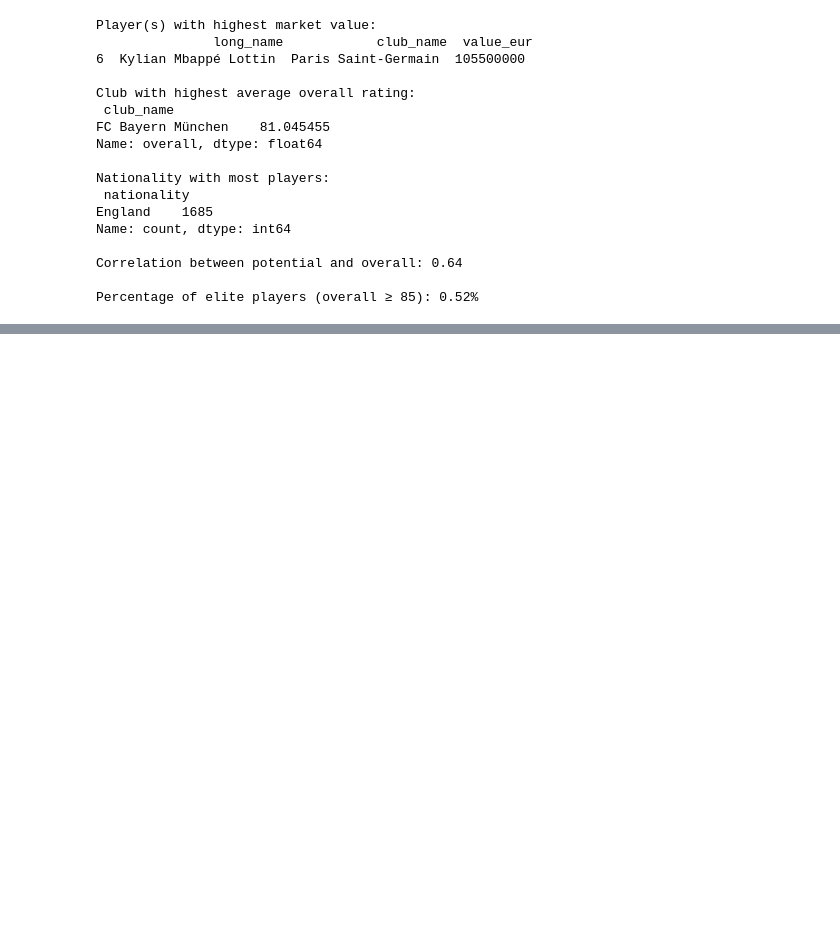
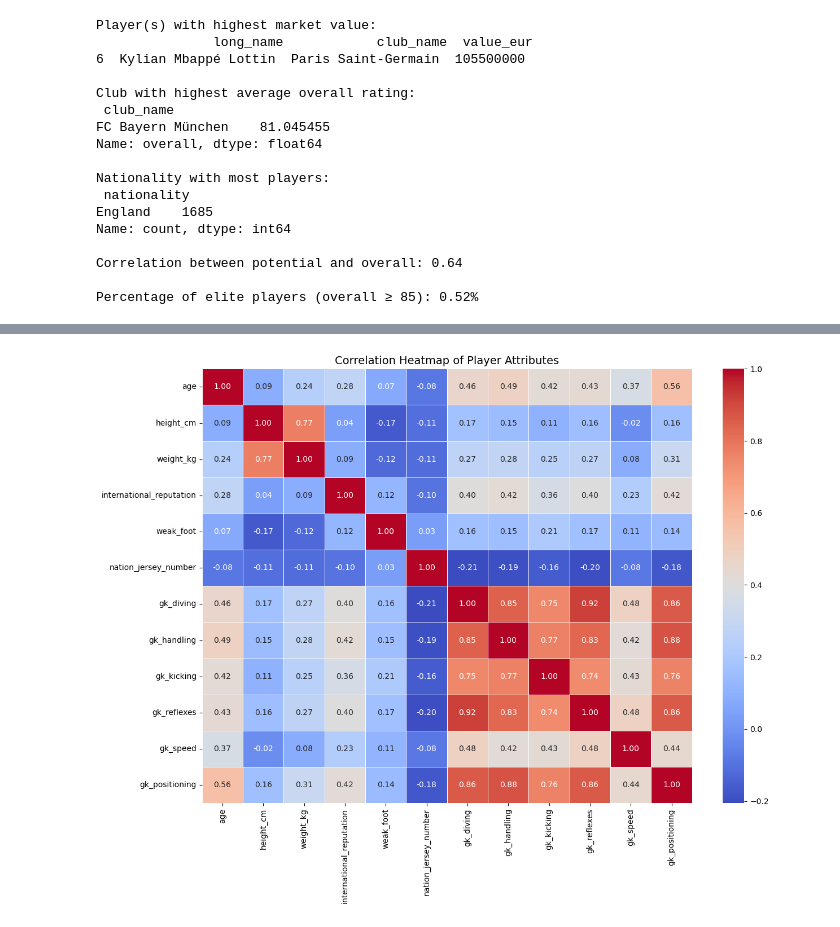
Before and after one commit to Nandhanaa-Mathesvaran/Fifa-dataset-EDA, a Jupyter notebook: SEP28.ipynb, the cells around one changed output, grey strips where cells are left out. Cells and saved outputs as stored; diff of their text form; code cells hidden in the pictures; blank space fills up the shorter version.

```diff
--- a/SEP28.ipynb
+++ b/SEP28.ipynb
@@ -315,0 +391,20 @@ Percentage of elite players (overall ≥ 85): 0.52%
+# %%
+cols = [
+    "age", "height_cm", "weight_kg", "international_reputation",
+    "weak_foot", "nation_jersey_number", "gk_diving", "gk_handling",
+    "gk_kicking", "gk_reflexes", "gk_speed", "gk_positioning"
+]
+
+# Filter only existing columns (avoid KeyError)
+cols = [c for c in cols if c in df.columns]
+
+# Compute correlation matrix
+corr = df[cols].corr()
+
+# Plot heatmap
+plt.figure(figsize=(14,10))
+sns.heatmap(corr, annot=True, cmap='coolwarm', fmt=".2f", linewidths=0.5)
+plt.title("Correlation Heatmap of Player Attributes", fontsize=14)
+plt.show()
+# %% [output]
+[figure, added]
```
Also changed, not shown: parts of 3 cells of this notebook.
